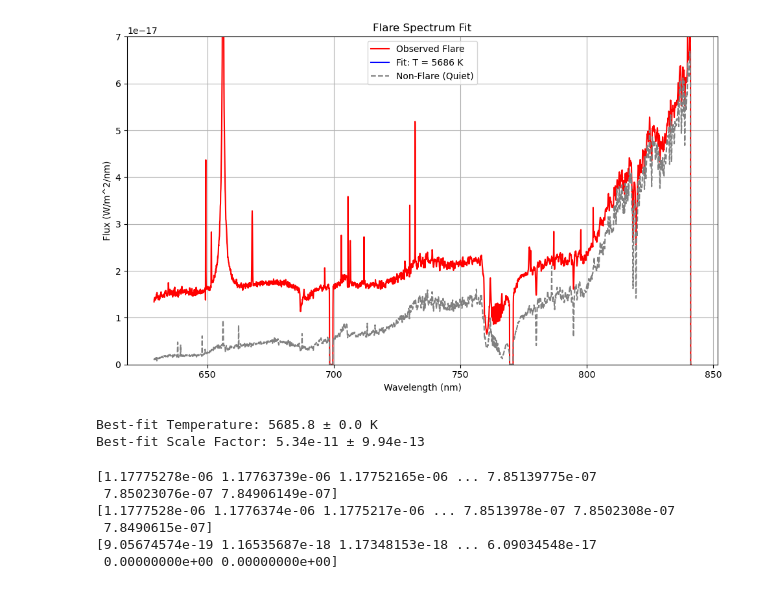
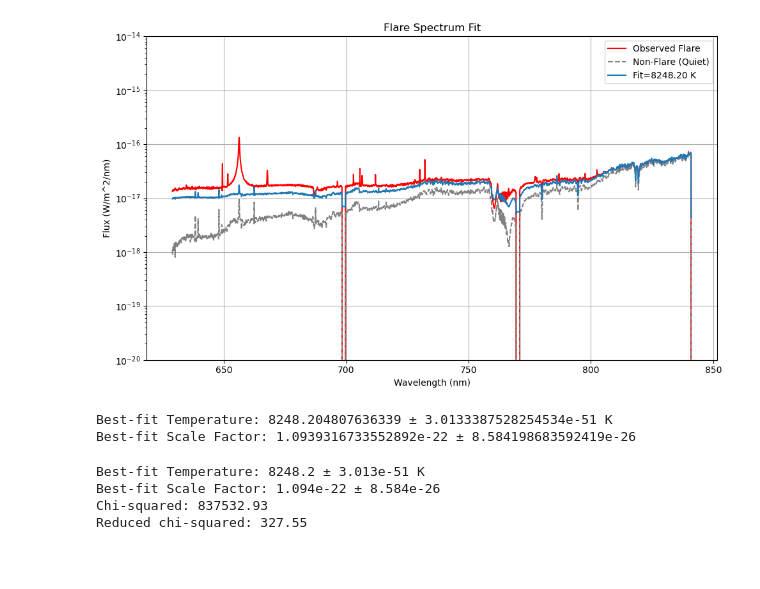
Before and after one commit to ashtonsouthwick/Summer2025, a Jupyter notebook: 1fitting.ipynb, the cells around one changed output. Saved outputs shown, nothing was run; the diff lists cells and outputs as text; code cells hidden in the pictures; blank space fills up the shorter version.

```diff
--- a/1fitting.ipynb
+++ b/1fitting.ipynb
@@ -31,2 +39,5 @@ def fit_blackbody(wavelength_nm, flare_only_flux):
     perr = np.sqrt(np.diag(pcov))  # uncertainties
     return popt, perr  # T_fit, scale_fit, and their errors
+# %%
+ff = blackbody_lambda(np.arange(0,1000), 6000)
+plt.plot(np.arange(0,1000), ff)
@@ -57,11 +71,14 @@ for f in July24:
     wl_array24.append(wavelength)
 flux_array29 = [] #20120729
 wl_array29 = []
+variance29 = []
 for f in July29:
     hdul = ad_open(f)
     flux = hdul[0].data
     wavelength = hdul[0].wcs(np.arange(flux.size)).astype(np.float32)
     units = hdul[0].wcs.output_frame.unit[0]
+    variance = hdul[0].variance
+    variance29.append(variance)
     flux_array29.append(flux)
     wl_array29.append(wavelength)
 flux_array08 = [] #20120808
@@ -99,44 +111,64 @@ plt.plot(wavelength, flare_only)           # maybe average out all non-flares an
 # %%
-# Mask H alpha
-mask = ((wavelength > 650) & (wavelength < 660)) | ((wavelength > 680) & (wavelength < 685))
-line_mask = ~mask
+# Mask H alpha and other spectral features
+line_mask = np.ones_like(wavelength, dtype=bool)
+line_mask &= ~((wavelength > 650) & (wavelength < 660))
+line_mask &= ~((wavelength > 680) & (wavelength < 685))
+line_mask &= ~((wavelength > 755) & (wavelength < 765))
+line_mask &= ~((wavelength > 775) & (wavelength < 785))
+line_mask &= ~((wavelength > 848) & (wavelength < 868))
 
 # plt.ylim(0,.2e-17)
 # plt.plot(wavelength[line_mask], flare_only[line_mask])
-(popt, perr) = fit_blackbody(wavelength[line_mask], flare_only[line_mask])    #fitting wavelength and flare_only without the indices of the halpha flare
+uncertainty_full = np.sqrt(variance29[flare_idx])
+uncertainty = uncertainty_full[line_mask]
+valid = np.isfinite(uncertainty) & (uncertainty > 0)
+
+(popt, perr) = fit_blackbody(wavelength[line_mask][valid],
+                             flare_only[line_mask][valid],
+                             sigma=uncertainty[valid])    #fitting wavelength and flare_only without the indices of the flare
 T_fit, scale_fit = popt
 T_err, scale_err = perr
 
-bb_component = scale_fit * blackbody_lambda(wavelength, T_fit)
-model_flux = avg_quiet_flux + bb_component
+# bb_component = scale_fit * blackbody_lambda(wavelength, T_fit)
+# model_flux = avg_quiet_flux + bb_component
+model_flux = blackbody_lambda(wavelength, T_fit)
+model_total = avg_quiet_flux + model_flux * scale_fit
 
 plt.figure(figsize=(10, 6))
-plt.plot(wavelength, flux_flare, label='Observed Flare', color='red')
-plt.plot(wavelength, model_flux, label=f'Fit: T = {T_fit:.0f} K', color='blue')
-plt.plot(wavelength, avg_quiet_flux, label='Non-Flare (Quiet)', linestyle='--', color='gray')
+
+plt.semilogy(wavelength, flux_flare, label='Observed Flare', color='red')
+# plt.semilogy(wavelength, model_flux * 0.25 * scale_fit, label=f'Fit: T = {T_fit:.0f} K', color='blue')
+plt.semilogy(wavelength, avg_quiet_flux, label='Non-Flare (Quiet)', linestyle='--', color='gray')
+plt.semilogy(wavelength, model_total, label=f'Fit={T_fit:.2f} K')
 plt.xlabel('Wavelength (nm)')
 plt.ylabel('Flux (W/m^2/nm)')
 plt.title('Flare Spectrum Fit')
 plt.legend()
 plt.tight_layout()
 plt.grid(True)
-plt.ylim(0,.7e-16)
+plt.ylim(1e-20,1e-14)
 plt.show()
 
-print(f"Best-fit Temperature: {T_fit:.1f} ± {T_err:.1f} K")
-print(f"Best-fit Scale Factor: {scale_fit:.2e} ± {scale_err:.2e}")
+print(f"Best-fit Temperature: {T_fit} ± {T_err} K")
+print(f"Best-fit Scale Factor: {scale_fit} ± {scale_err}")
 # %% [output]
-[figure, old version]
+[figure, new version]
-Best-fit Temperature: 5685.8 ± 0.0 K
-Best-fit Scale Factor: 5.34e-11 ± 9.94e-13
+Best-fit Temperature: 8248.204807636339 ± 3.0133387528254534e-51 K
+Best-fit Scale Factor: 1.0939316733552892e-22 ± 8.584198683592419e-26
-# %%
-print(model_flux)
-print(bb_component)
-print(avg_quiet_flux)
-# %% [output]
-[1.17775278e-06 1.17763739e-06 1.17752165e-06 ... 7.85139775e-07
- 7.85023076e-07 7.84906149e-07]
-[1.1777528e-06 1.1776374e-06 1.1775217e-06 ... 7.8513978e-07 7.8502308e-07
- 7.8490615e-07]
-[9.05674574e-19 1.16535687e-18 1.17348153e-18 ... 6.09034548e-17
- 0.00000000e+00 0.00000000e+00]
+# %%
+model_total_valid = model_flux[line_mask][valid] * scale_fit + avg_quiet_flux[line_mask][valid]
+obs_flux = flux_flare[line_mask][valid]
+residuals = obs_flux - model_total_valid
+chi2 = np.sum((residuals / uncertainty[valid])**2)
+dof = len(residuals) - 2
+reduced_chi2 = chi2 / dof
+
+print(f"Best-fit Temperature: {T_fit:.1f} ± {T_err:.3e} K")
+print(f"Best-fit Scale Factor: {scale_fit:.3e} ± {scale_err:.3e}")
+print(f"Chi-squared: {chi2:.2f}")
+print(f"Reduced chi-squared: {reduced_chi2:.2f}")
+# %% [output]
+Best-fit Temperature: 8248.2 ± 3.013e-51 K
+Best-fit Scale Factor: 1.094e-22 ± 8.584e-26
+Chi-squared: 837532.93
+Reduced chi-squared: 327.55
```
Also changed, not shown: parts of 5 cells of this notebook.
